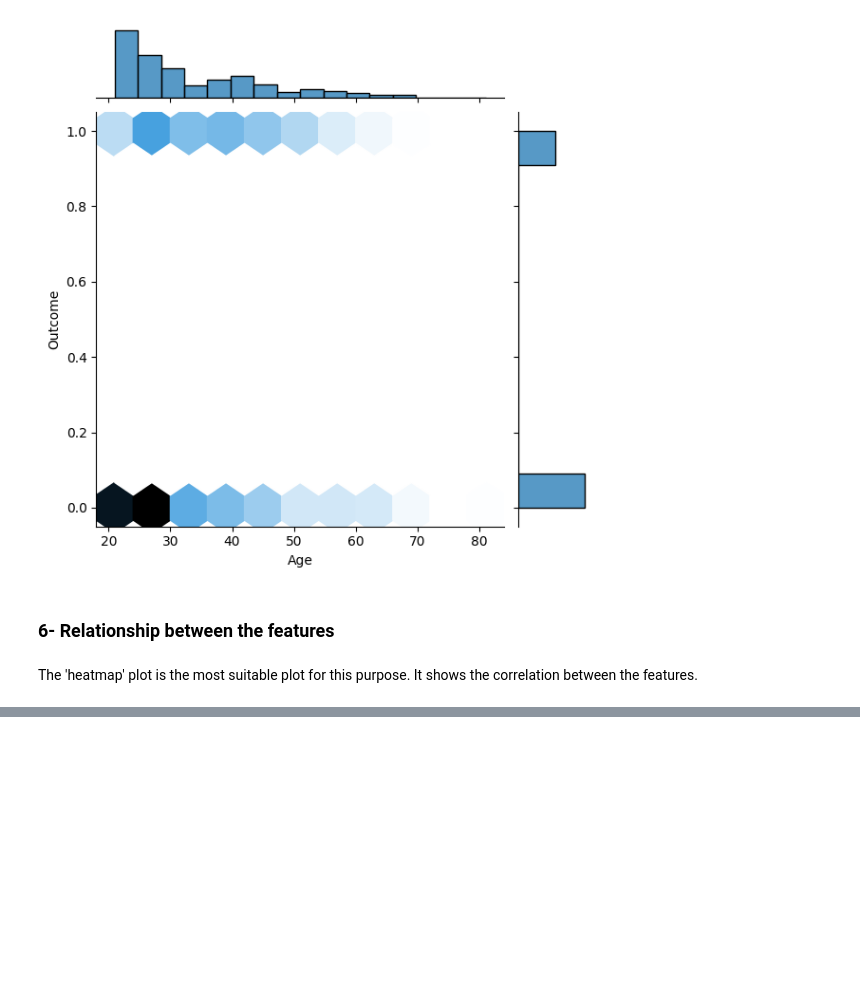
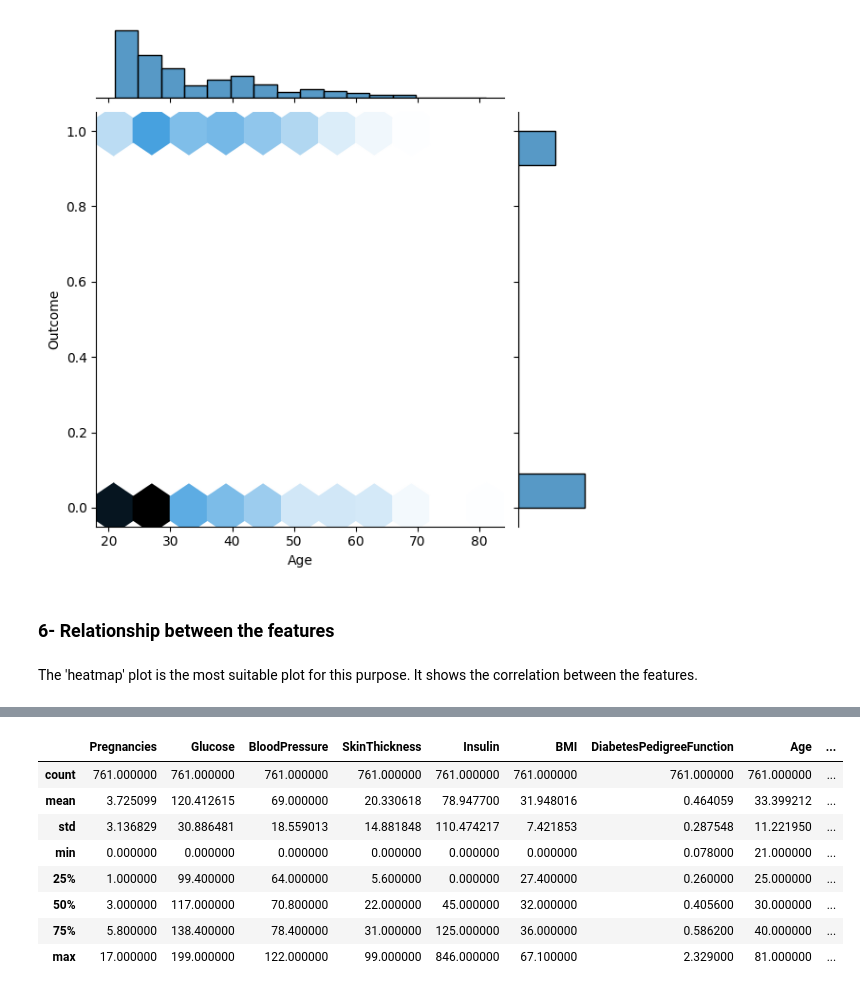
Before and after one commit to PashaBarahimi/Artificial-Intelligence-Projects, a Jupyter notebook: CA5 - ML/AI-CA5-810199385.ipynb, the cells around one changed output, grey strips where cells are left out. Cells and saved outputs as stored; diff of their text form; code cells hidden in the pictures; blank space fills up the shorter version.

```diff
--- a/CA5 - ML/AI-CA5-810199385.ipynb
+++ b/CA5 - ML/AI-CA5-810199385.ipynb
@@ -216,0 +272,15 @@ The 'heatmap' plot is the most suitable plot for this purpose. It shows the corr
+# %%
+imputer = KNNImputer(n_neighbors=5)
+imputed = imputer.fit_transform(valid)
+imputed = pd.DataFrame(imputed, columns=valid.columns)
+imputed.describe()
+# %% [output]
+|  | Pregnancies | Glucose | BloodPressure | SkinThickness | Insulin | BMI | DiabetesPedigreeFunction | Age | ... |
+| count | 761.000000 | 761.000000 | 761.000000 | 761.000000 | 761.000000 | 761.000000 | 761.000000 | 761.000000 | ... |
+| mean | 3.725099 | 120.412615 | 69.000000 | 20.330618 | 78.947700 | 31.948016 | 0.464059 | 33.399212 | ... |
+| std | 3.136829 | 30.886481 | 18.559013 | 14.881848 | 110.474217 | 7.421853 | 0.287548 | 11.221950 | ... |
+| min | 0.000000 | 0.000000 | 0.000000 | 0.000000 | 0.000000 | 0.000000 | 0.078000 | 21.000000 | ... |
+| 25% | 1.000000 | 99.400000 | 64.000000 | 5.600000 | 0.000000 | 27.400000 | 0.260000 | 25.000000 | ... |
+| 50% | 3.000000 | 117.000000 | 70.800000 | 22.000000 | 45.000000 | 32.000000 | 0.405600 | 30.000000 | ... |
+| 75% | 5.800000 | 138.400000 | 78.400000 | 31.000000 | 125.000000 | 36.000000 | 0.586200 | 40.000000 | ... |
+| max | 17.000000 | 199.000000 | 122.000000 | 99.000000 | 846.000000 | 67.100000 | 2.329000 | 81.000000 | ... |
```
Also changed, not shown: parts of 30 cells of this notebook.
